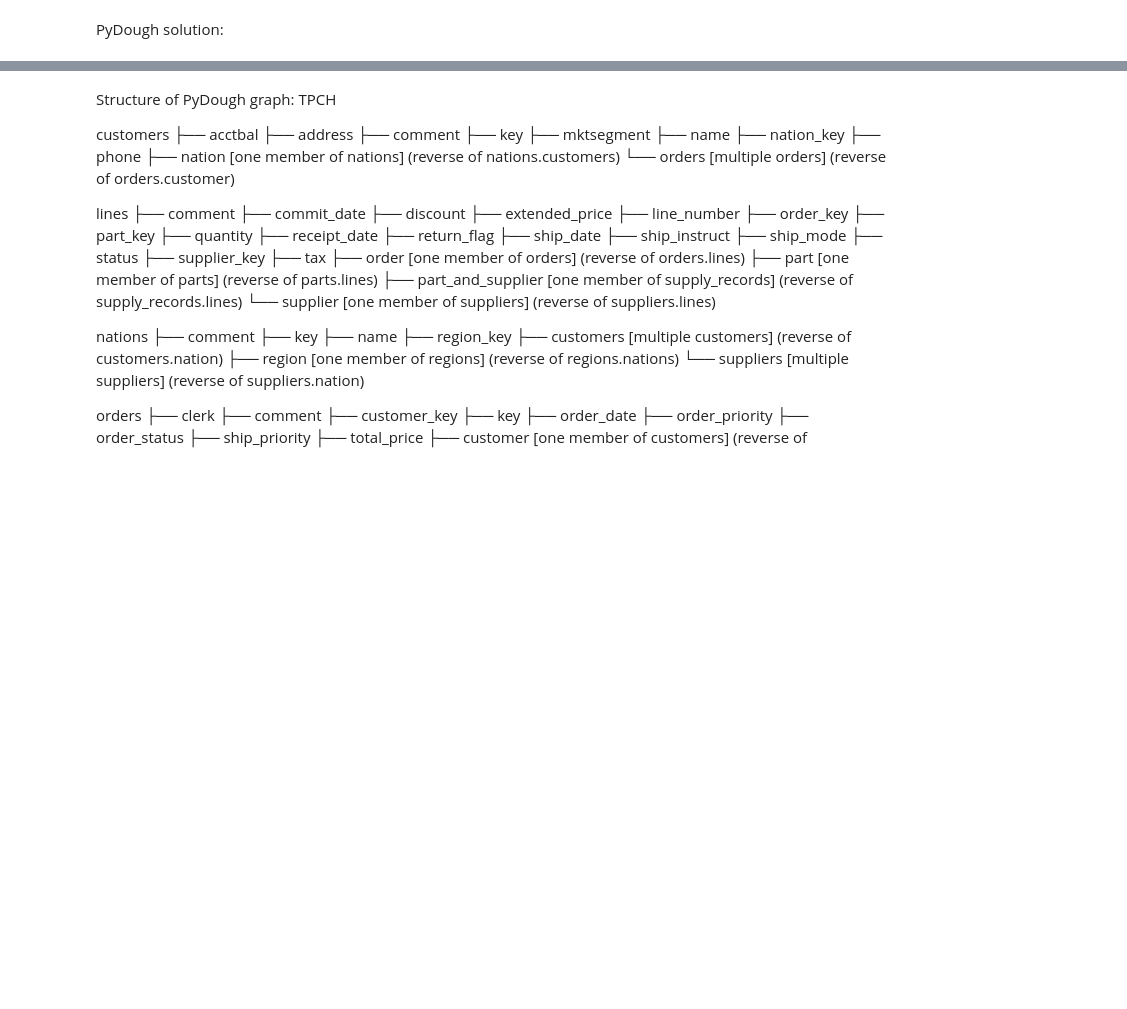
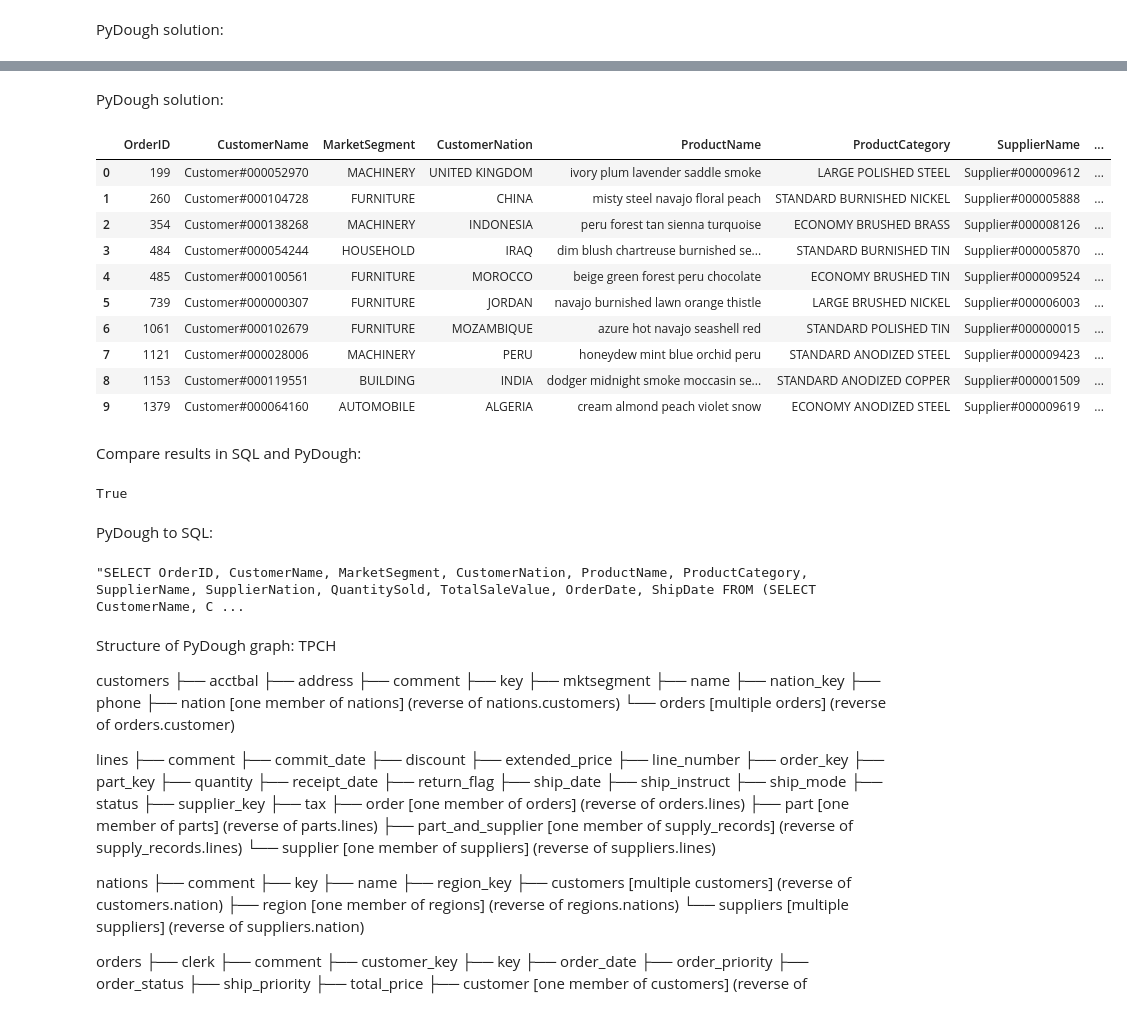
Before and after one commit to bodo-ai/text2pydough, a Jupyter notebook: workbench/GNunez/TPCH-TestingNewQueries.ipynb, the cells around one changed output, grey strips where cells are left out. Saved outputs shown, nothing was run; the diff lists cells and outputs as text; code cells hidden in the pictures; blank space fills up the shorter version.

```diff
--- a/workbench/GNunez/TPCH-TestingNewQueries.ipynb
+++ b/workbench/GNunez/TPCH-TestingNewQueries.ipynb
@@ -504,3 +869,52 @@ PyDough solution:
+# %% [markdown]
+PyDough solution:
+# %%
+%%pydough
+
+output = lines(
+    OrderID=order_key,
+    CustomerName=order.customer.name,
+    MarketSegment=order.customer.mktsegment,
+    CustomerNation=order.customer.nation.name,
+    ProductName=part.name,
+    ProductCategory=part.part_type,
+    SupplierName=supplier.name,
+    SupplierNation=supplier.nation.name,
+    QuantitySold=quantity,
+    TotalSaleValue=extended_price * (1 - discount),
+    OrderDate=order.order_date,
+    ShipDate=ship_date
+).WHERE(LIKE(status,"O")).TOP_K(10, QuantitySold.DESC())
+
+pydough_output=pydough.to_df(output)
+pydough_output
+# %% [output]
+|  | OrderID | CustomerName | MarketSegment | CustomerNation | ProductName | ProductCategory | SupplierName | ... |
+| 0 | 199 | Customer#000052970 | MACHINERY | UNITED KINGDOM | ivory plum lavender saddle smoke | LARGE POLISHED STEEL | Supplier#000009612 | ... |
+| 1 | 260 | Customer#000104728 | FURNITURE | CHINA | misty steel navajo floral peach | STANDARD BURNISHED NICKEL | Supplier#000005888 | ... |
+| 2 | 354 | Customer#000138268 | MACHINERY | INDONESIA | peru forest tan sienna turquoise | ECONOMY BRUSHED BRASS | Supplier#000008126 | ... |
+| 3 | 484 | Customer#000054244 | HOUSEHOLD | IRAQ | dim blush chartreuse burnished se... | STANDARD BURNISHED TIN | Supplier#000005870 | ... |
+| 4 | 485 | Customer#000100561 | FURNITURE | MOROCCO | beige green forest peru chocolate | ECONOMY BRUSHED TIN | Supplier#000009524 | ... |
+| 5 | 739 | Customer#000000307 | FURNITURE | JORDAN | navajo burnished lawn orange thistle | LARGE BRUSHED NICKEL | Supplier#000006003 | ... |
+| 6 | 1061 | Customer#000102679 | FURNITURE | MOZAMBIQUE | azure hot navajo seashell red | STANDARD POLISHED TIN | Supplier#000000015 | ... |
+| 7 | 1121 | Customer#000028006 | MACHINERY | PERU | honeydew mint blue orchid peru | STANDARD ANODIZED STEEL | Supplier#000009423 | ... |
+| 8 | 1153 | Customer#000119551 | BUILDING | INDIA | dodger midnight smoke moccasin se... | STANDARD ANODIZED COPPER | Supplier#000001509 | ... |
+| 9 | 1379 | Customer#000064160 | AUTOMOBILE | ALGERIA | cream almond peach violet snow | ECONOMY ANODIZED STEEL | Supplier#000009619 | ... |
+# %% [markdown]
+Compare results in SQL and PyDough:
+# %%
+dfcompare.compare_df(pydough_output, sql_output, query_category="",
+                     question="")
+# %% [output]
+True
+# %% [markdown]
+PyDough to SQL:
+# %%
+%%pydough
+
+pydough.to_sql(output)
+# %% [output]
+"SELECT OrderID, CustomerName, MarketSegment, CustomerNation, ProductName, ProductCategory, SupplierName, SupplierNation, QuantitySold, TotalSaleValue, OrderDate, ShipDate FROM (SELECT CustomerName, C ...
 # %% [markdown]
 Structure of PyDough graph: TPCH
 
```
Also changed, not shown: parts of 35 cells of this notebook.
